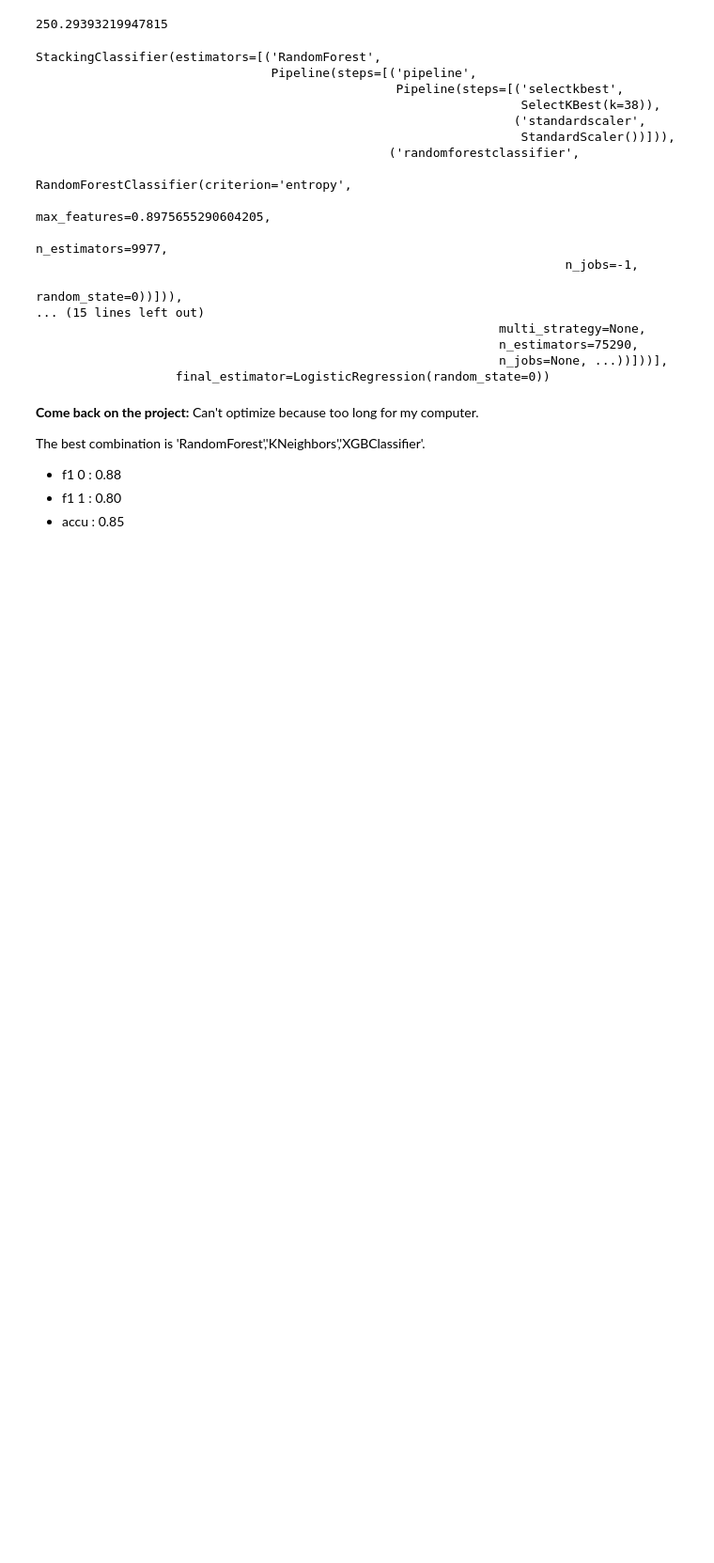
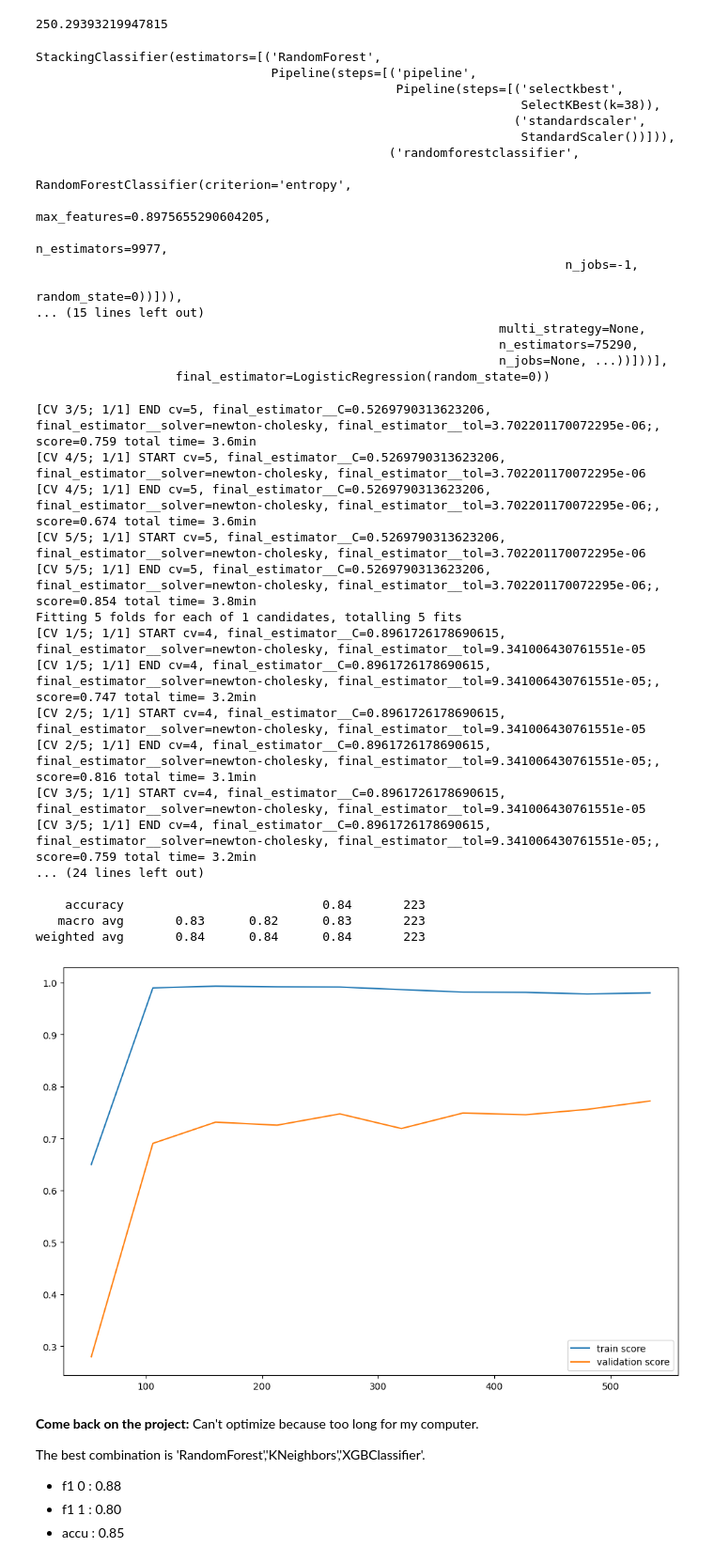
Before and after one commit to Jeremy-Duval-PhD/Kaggle_Titanic, a Jupyter notebook: Kaggle_Titanic.ipynb, the cells around one changed output. Shown at 94% size. Saved outputs shown, nothing was run; the diff lists cells and outputs as text; code cells hidden in the pictures; blank space fills up the shorter version.

```diff
--- a/Kaggle_Titanic.ipynb
+++ b/Kaggle_Titanic.ipynb
@@ -1266,33 +1266,52 @@ StackingClassifier(estimators=[('RandomForest',
 # %%
 """
 hp = {
     'final_estimator' : [LogisticRegression(random_state=0)],
     'cv' : [None,4],
     #'stack_method' : ['auto','predict_proba', 'decision_function', 'predict'],
     'stack_method' : ['auto'],
     'final_estimator__penalty' : ['l1', 'l2','elasticnet'],
     'final_estimator__C' : [1, 10],
     #'final_estimator__solver': ['lbfgs', 'liblinear','saga'],
     'final_estimator__solver': ['saga'],
 }
 """
 # default 'final_estimator' : [LogisticRegression(random_state=0)],
 hp = {
     'cv' : Integer(4,6),
     'final_estimator__tol' : [1e-6,1e-4],
     'final_estimator__C' : [1e-10,1],
     'final_estimator__solver' : ['lbfgs','newton-cholesky'],
 }
 
-grid = GridSearchCV(m_StackingClassifier, hp, scoring='f1', cv=5, verbose=10)
+#grid = GridSearchCV(m_StackingClassifier, hp, scoring='f1', cv=5, verbose=10)
 #grid = RandomizedSearchCV(m_StackingClassifier, hp, scoring='f1', cv=5, n_iter=10, verbose=10)
-#grid = BayesSearchCV(m_StackingClassifier, hp, scoring='f1', cv=5, n_iter=10, random_state=0, verbose=10)
+grid = BayesSearchCV(m_StackingClassifier, hp, scoring='f1', cv=5, n_iter=10, random_state=0, verbose=10)
 
 
 grid.fit(X_train, y_train)
 print(grid.best_params_)
 
 evaluation(grid.best_estimator_)
+# %% [output]
+[CV 3/5; 1/1] END cv=5, final_estimator__C=0.5269790313623206, final_estimator__solver=newton-cholesky, final_estimator__tol=3.702201170072295e-06;, score=0.759 total time= 3.6min
+[CV 4/5; 1/1] START cv=5, final_estimator__C=0.5269790313623206, final_estimator__solver=newton-cholesky, final_estimator__tol=3.702201170072295e-06
+[CV 4/5; 1/1] END cv=5, final_estimator__C=0.5269790313623206, final_estimator__solver=newton-cholesky, final_estimator__tol=3.702201170072295e-06;, score=0.674 total time= 3.6min
+[CV 5/5; 1/1] START cv=5, final_estimator__C=0.5269790313623206, final_estimator__solver=newton-cholesky, final_estimator__tol=3.702201170072295e-06
+[CV 5/5; 1/1] END cv=5, final_estimator__C=0.5269790313623206, final_estimator__solver=newton-cholesky, final_estimator__tol=3.702201170072295e-06;, score=0.854 total time= 3.8min
+Fitting 5 folds for each of 1 candidates, totalling 5 fits
+[CV 1/5; 1/1] START cv=4, final_estimator__C=0.8961726178690615, final_estimator__solver=newton-cholesky, final_estimator__tol=9.341006430761551e-05
+[CV 1/5; 1/1] END cv=4, final_estimator__C=0.8961726178690615, final_estimator__solver=newton-cholesky, final_estimator__tol=9.341006430761551e-05;, score=0.747 total time= 3.2min
+[CV 2/5; 1/1] START cv=4, final_estimator__C=0.8961726178690615, final_estimator__solver=newton-cholesky, final_estimator__tol=9.341006430761551e-05
+[CV 2/5; 1/1] END cv=4, final_estimator__C=0.8961726178690615, final_estimator__solver=newton-cholesky, final_estimator__tol=9.341006430761551e-05;, score=0.816 total time= 3.1min
+[CV 3/5; 1/1] START cv=4, final_estimator__C=0.8961726178690615, final_estimator__solver=newton-cholesky, final_estimator__tol=9.341006430761551e-05
+[CV 3/5; 1/1] END cv=4, final_estimator__C=0.8961726178690615, final_estimator__solver=newton-cholesky, final_estimator__tol=9.341006430761551e-05;, score=0.759 total time= 3.2min
+... (24 lines left out)
+
+    accuracy                           0.84       223
+   macro avg       0.83      0.82      0.83       223
+weighted avg       0.84      0.84      0.84       223
+[figure, added]
 # %% [markdown]
 **Come back on the project:**
 Can't optimize because too long for my computer.
```
Also changed, not shown: parts of 9 cells of this notebook, 1 other file.
